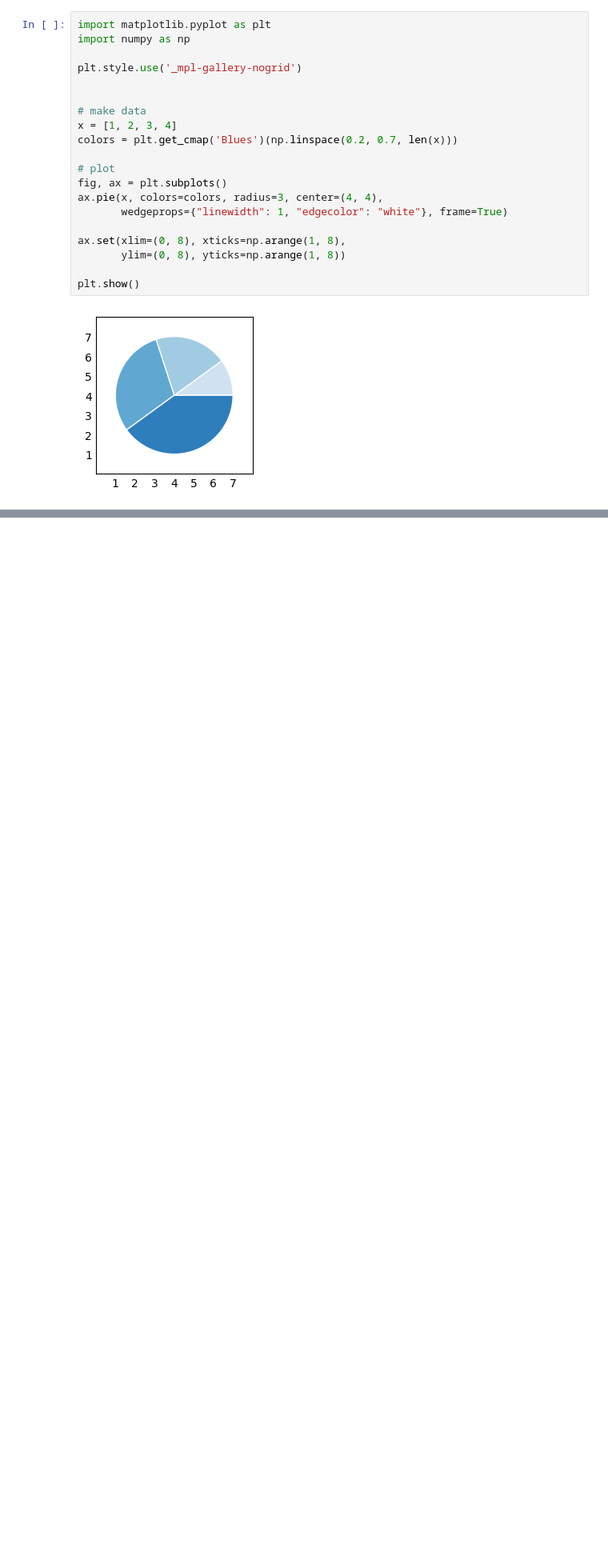
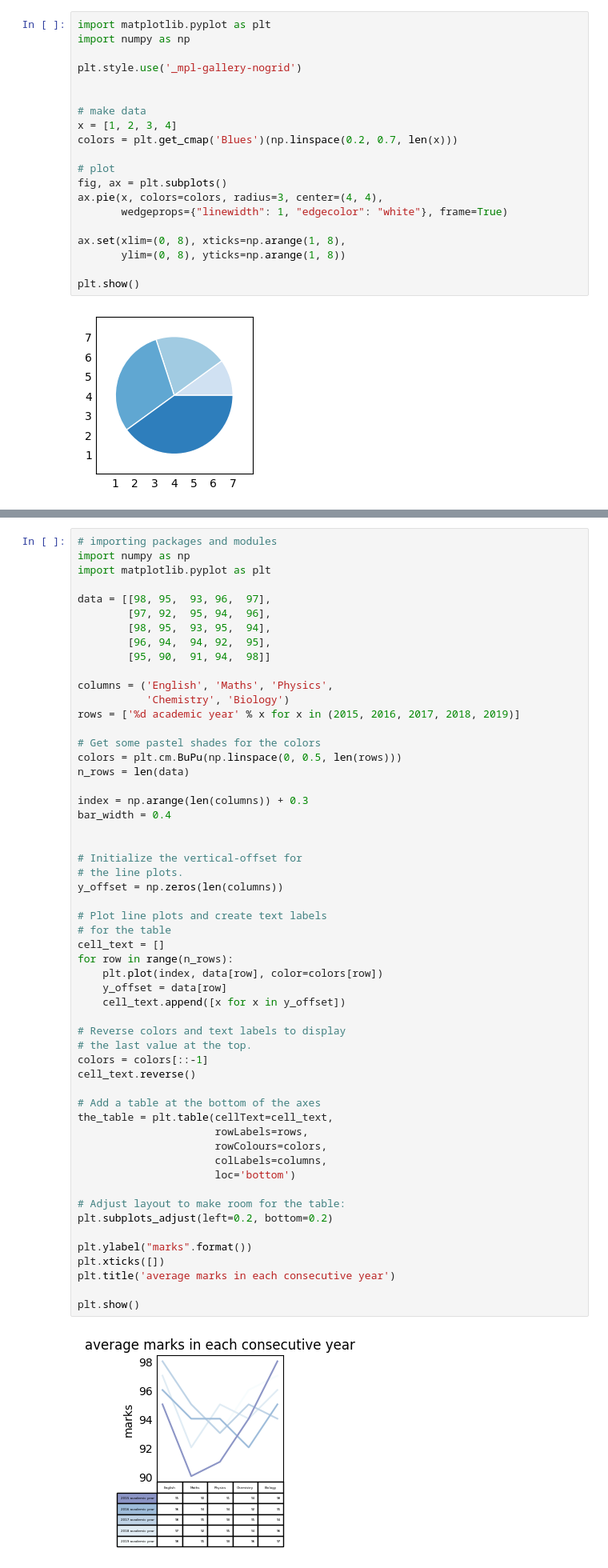
Before and after one commit to Yeks20/CSCN8010-labs, a Jupyter notebook: matplotlib.ipynb, the cells around one changed output, grey strips where cells are left out. Shown at 80% size. Saved outputs shown, nothing was run; the diff lists cells and outputs as text; blank space fills up the shorter version.

```diff
--- a/matplotlib.ipynb
+++ b/matplotlib.ipynb
@@ -49,0 +50,57 @@ plt.show()
+# %%
+# importing packages and modules
+import numpy as np
+import matplotlib.pyplot as plt
+
+data = [[98, 95,  93, 96,  97],
+        [97, 92,  95, 94,  96],
+        [98, 95,  93, 95,  94],
+        [96, 94,  94, 92,  95],
+        [95, 90,  91, 94,  98]]
+
+columns = ('English', 'Maths', 'Physics',
+           'Chemistry', 'Biology')
+rows = ['%d academic year' % x for x in (2015, 2016, 2017, 2018, 2019)]
+
+# Get some pastel shades for the colors
+colors = plt.cm.BuPu(np.linspace(0, 0.5, len(rows)))
+n_rows = len(data)
+
+index = np.arange(len(columns)) + 0.3
+bar_width = 0.4
+
+
+# Initialize the vertical-offset for
+# the line plots.
+y_offset = np.zeros(len(columns))
+
+# Plot line plots and create text labels
+# for the table
+cell_text = []
+for row in range(n_rows):
+    plt.plot(index, data[row], color=colors[row])
+    y_offset = data[row]
+    cell_text.append([x for x in y_offset])
+
+# Reverse colors and text labels to display
+# the last value at the top.
+colors = colors[::-1]
+cell_text.reverse()
+
+# Add a table at the bottom of the axes
+the_table = plt.table(cellText=cell_text,
+                      rowLabels=rows,
+                      rowColours=colors,
+                      colLabels=columns,
+                      loc='bottom')
+
+# Adjust layout to make room for the table:
+plt.subplots_adjust(left=0.2, bottom=0.2)
+
+plt.ylabel("marks".format())
+plt.xticks([])
+plt.title('average marks in each consecutive year')
+
+plt.show()
+# %% [output]
+[figure, added]
```
Also changed, not shown: parts of 6 cells of this notebook, 1 other file.
